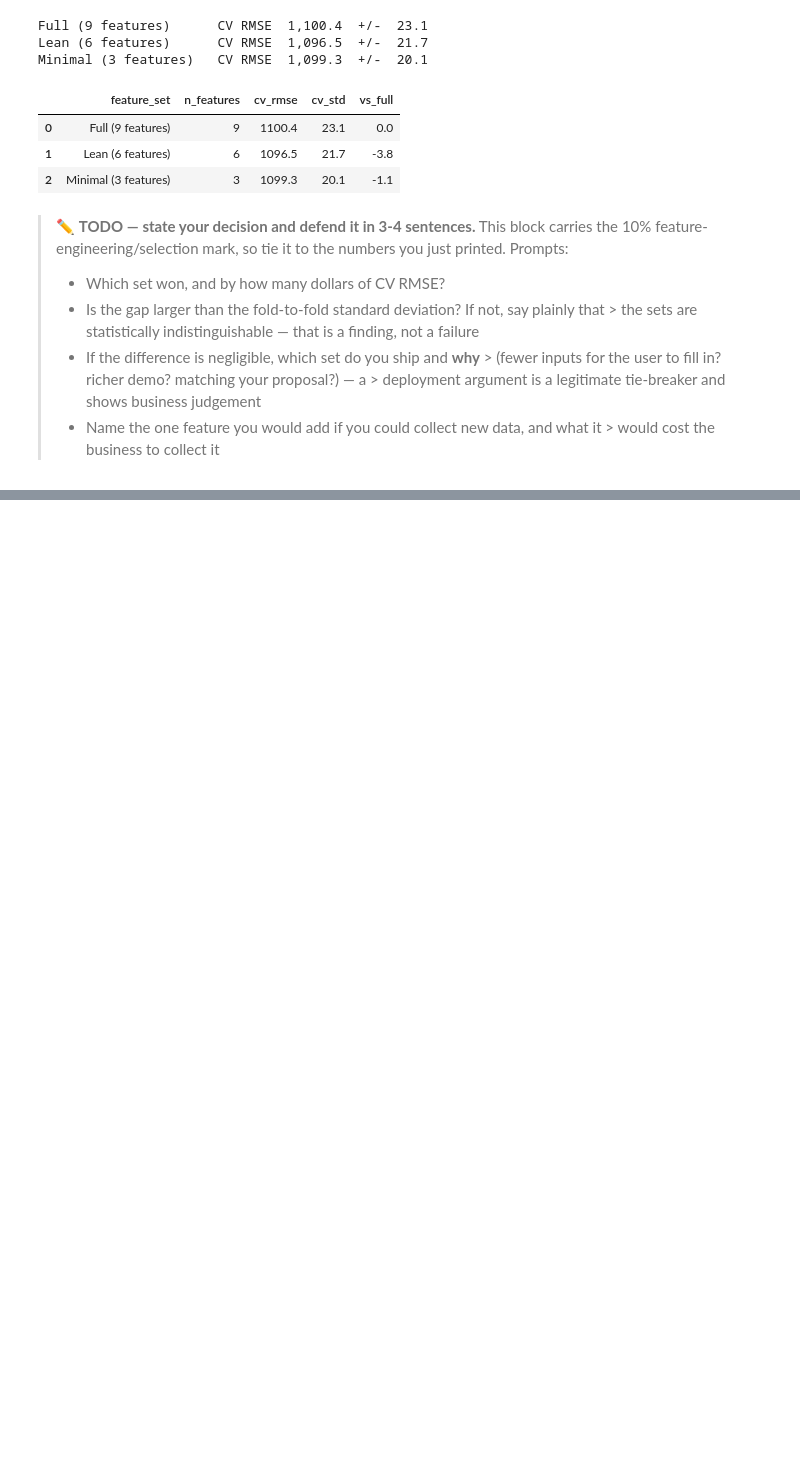
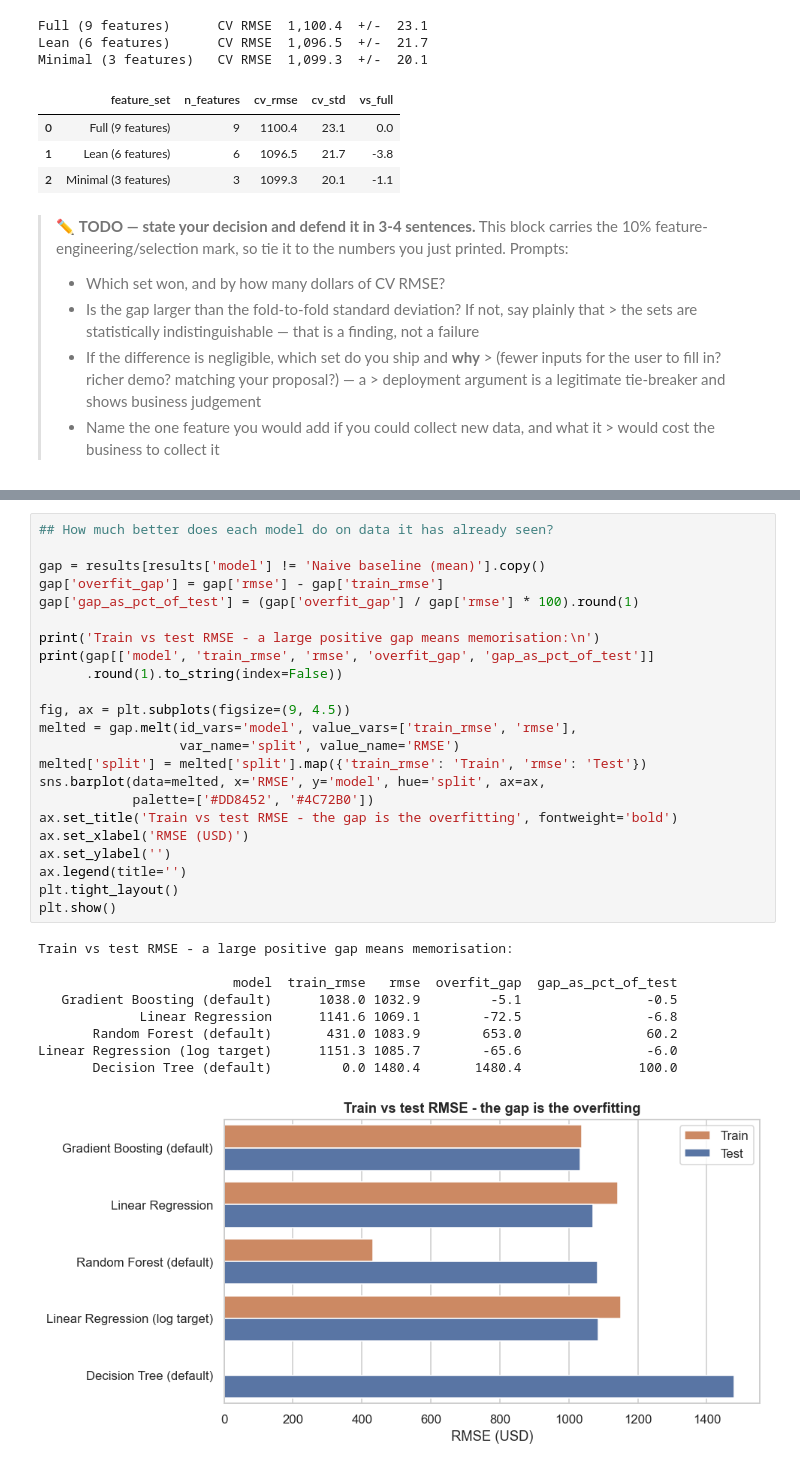
Before and after one commit to marcusteoh/bigmart-sales-forecaster, a Jupyter notebook: BigMart_Sales_Prediction.ipynb, the cells around one changed output, grey strips where cells are left out. Cells and saved outputs as stored; diff of their text form; blank space fills up the shorter version.

```diff
--- a/BigMart_Sales_Prediction.ipynb
+++ b/BigMart_Sales_Prediction.ipynb
@@ -1092,0 +1281,33 @@ Minimal (3 features)   CV RMSE  1,099.3  +/-  20.1
+# %%
+## How much better does each model do on data it has already seen?
+
+gap = results[results['model'] != 'Naive baseline (mean)'].copy()
+gap['overfit_gap'] = gap['rmse'] - gap['train_rmse']
+gap['gap_as_pct_of_test'] = (gap['overfit_gap'] / gap['rmse'] * 100).round(1)
+
+print('Train vs test RMSE - a large positive gap means memorisation:\n')
+print(gap[['model', 'train_rmse', 'rmse', 'overfit_gap', 'gap_as_pct_of_test']]
+      .round(1).to_string(index=False))
+
+fig, ax = plt.subplots(figsize=(9, 4.5))
+melted = gap.melt(id_vars='model', value_vars=['train_rmse', 'rmse'],
+                  var_name='split', value_name='RMSE')
+melted['split'] = melted['split'].map({'train_rmse': 'Train', 'rmse': 'Test'})
+sns.barplot(data=melted, x='RMSE', y='model', hue='split', ax=ax,
+            palette=['#DD8452', '#4C72B0'])
+ax.set_title('Train vs test RMSE - the gap is the overfitting', fontweight='bold')
+ax.set_xlabel('RMSE (USD)')
+ax.set_ylabel('')
+ax.legend(title='')
+plt.tight_layout()
+plt.show()
+# %% [output]
+Train vs test RMSE - a large positive gap means memorisation:
+
+                         model  train_rmse   rmse  overfit_gap  gap_as_pct_of_test
+   Gradient Boosting (default)      1038.0 1032.9         -5.1                -0.5
+             Linear Regression      1141.6 1069.1        -72.5                -6.8
+       Random Forest (default)       431.0 1083.9        653.0                60.2
+Linear Regression (log target)      1151.3 1085.7        -65.6                -6.0
+       Decision Tree (default)         0.0 1480.4       1480.4               100.0
+[figure, added]
```
Also changed, not shown: parts of 18 cells of this notebook.
